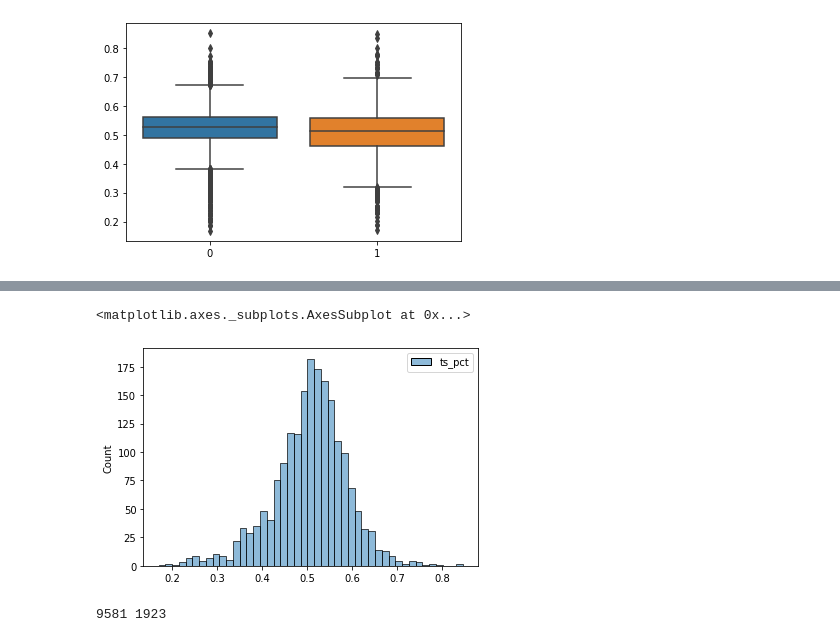
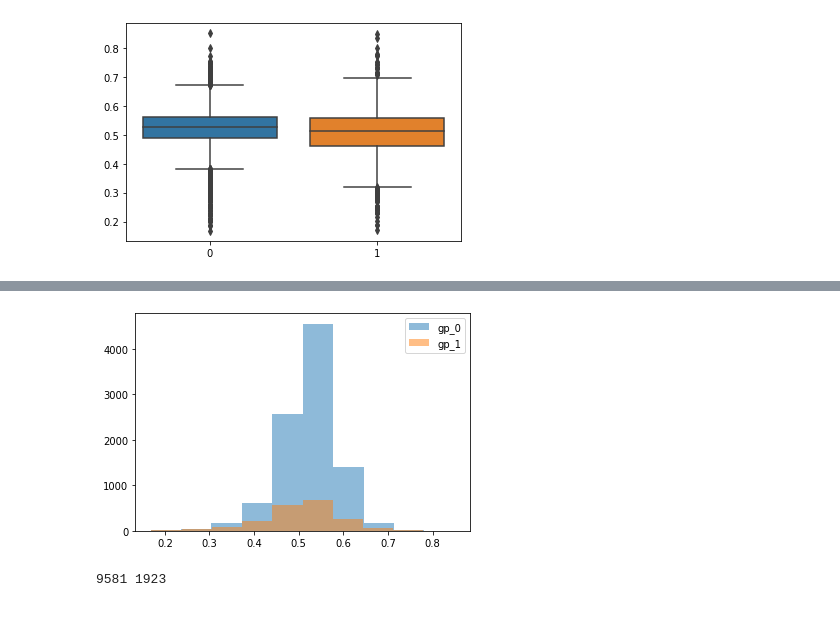
Before and after one commit to tta13/NBA-data-analysis, a Jupyter notebook: code.ipynb, the cells around one changed output, grey strips where cells are left out. Drawn from its saved outputs; the diff is of its cells as text; code cells hidden in the pictures.

Commit message:
Update hypothesis tests histplot

```diff
--- a/code.ipynb
+++ b/code.ipynb
@@ -2090,8 +2080,10 @@ gp_1.hist()
-# %%
-sns.histplot(data=[gp_0, gp_1])
-# %% [output]
-<matplotlib.axes._subplots.AxesSubplot at 0x...>
-[figure, removed]
+# %%
+plt.hist(gp_0, alpha=0.5, label='gp_0')
+plt.hist(gp_1, alpha=0.5, label='gp_1')
+plt.legend(loc='upper right')
+plt.show()
+# %% [output]
+[figure, added]
 # %%
 print(len(gp_0), len(gp_1))
 # %% [output]
```
Also changed, not shown: parts of 2 cells of this notebook.
